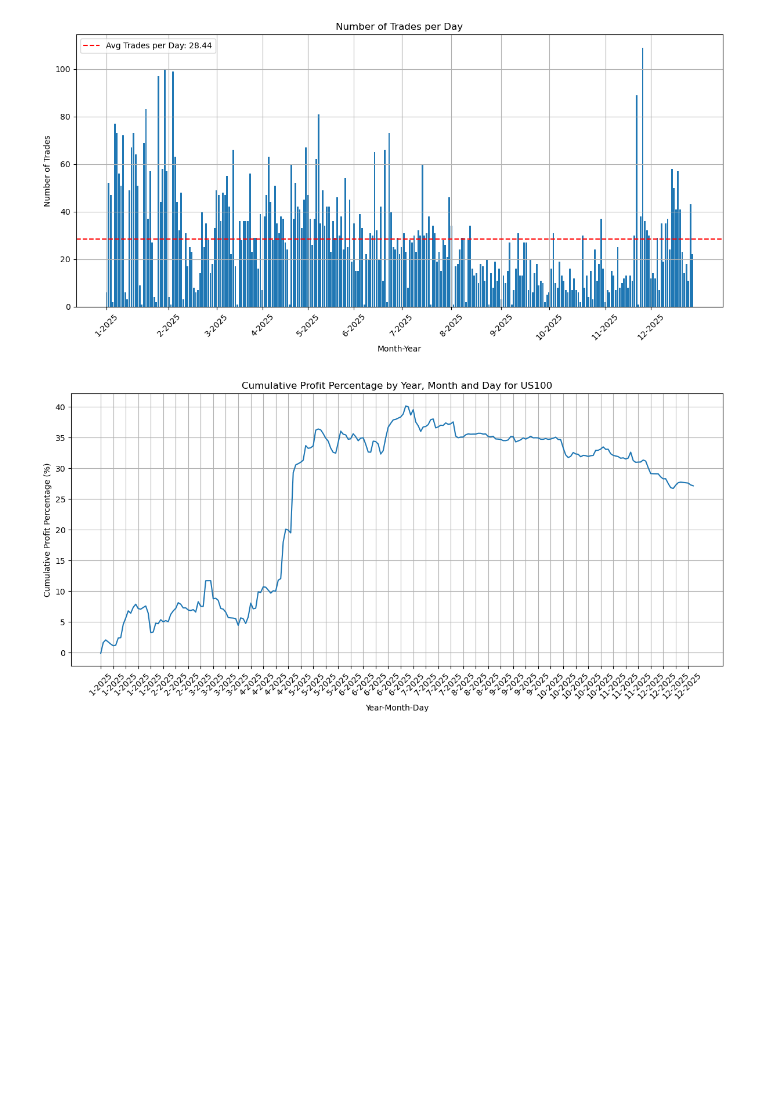
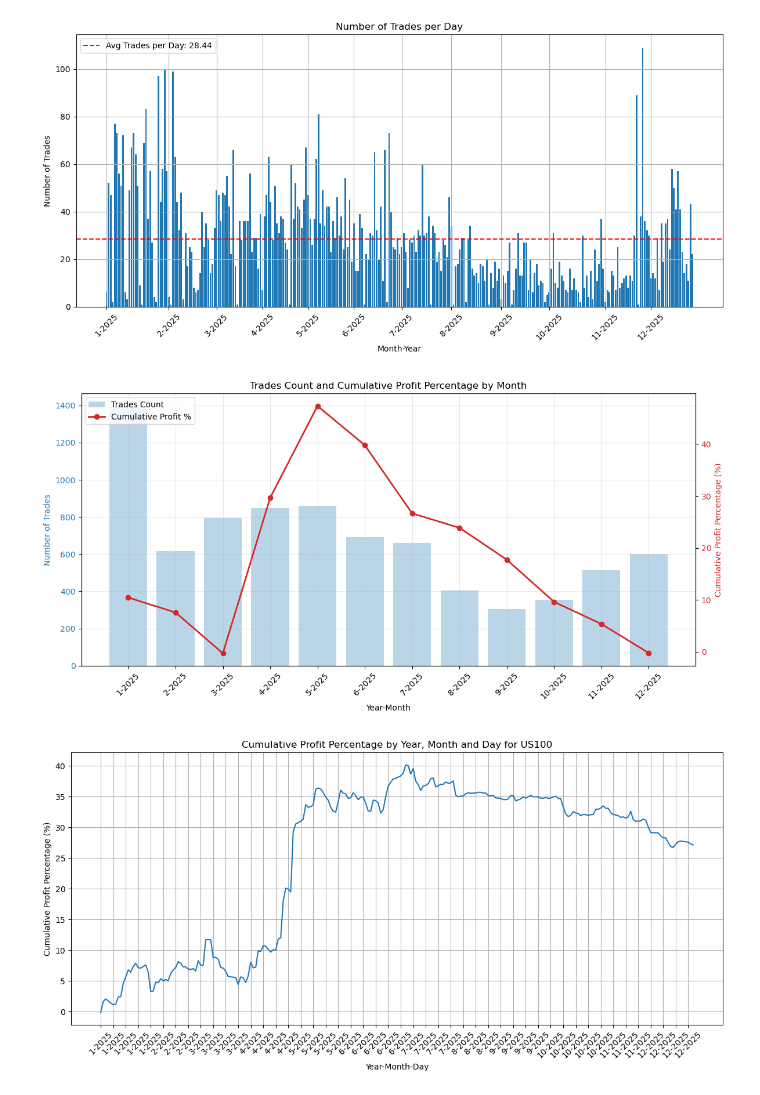
Before and after one commit to scimmione1/prop_trading_results_from_2023, a Jupyter notebook: 01_Prop_Trading_Accounts_complete_analysis_.ipynb, the cells around one changed output. Drawn from its saved outputs; the diff is of its cells as text; code cells hidden in the pictures; blank space fills up the shorter version.

```diff
--- a/01_Prop_Trading_Accounts_complete_analysis_.ipynb
+++ b/01_Prop_Trading_Accounts_complete_analysis_.ipynb
@@ -1100,6 +1100,52 @@ plt.tight_layout()
 plt.show()
 # %% [output]
 [figure]
+# %%
+# Prepare data for cumulative profit percentage
+df_dates_grouped_pct = df_dates.copy()
+df_dates_grouped_pct = df_dates_grouped_pct.groupby(['Year', 'Month']).agg({'Profit_pct_100': 'sum'}).reset_index()
+df_dates_grouped_pct.columns = ['Year', 'Month', 'Profit_pct_100']
+
+# Calculate cumulative Profit_pct_100 by year and month with compounding
+cum_profit_pct = ((1 + df_dates_grouped_pct['Profit_pct_100'] / 100).cumprod() - 1) * 100
+
+# Create x-axis labels
+x_labels = df_dates_grouped_pct['Month'].astype(str) + '-' + df_dates_grouped_pct['Year'].astype(str)
+
+# Prepare data for trades per month
+trades_per_month = df_dates.groupby(['Year', 'Month']).size().reset_index(name='Trades_Count')
+
+# Create figure and primary axis
+fig, ax1 = plt.subplots(figsize=(12, 6))
+
+# Plot bar chart for trades count on primary axis
+color = 'tab:blue'
+ax1.set_xlabel('Year-Month')
+ax1.set_ylabel('Number of Trades', color=color)
+ax1.bar(x_labels, trades_per_month['Trades_Count'], alpha=0.3, color=color, label='Trades Count')
+ax1.tick_params(axis='y', labelcolor=color)
+ax1.tick_params(axis='x', rotation=45)
+
+# Create secondary axis for cumulative profit percentage
+ax2 = ax1.twinx()
+color = 'tab:red'
+ax2.set_ylabel('Cumulative Profit Percentage (%)', color=color)
+ax2.plot(x_labels, cum_profit_pct, marker='o', color=color, linewidth=2, label='Cumulative Profit %')
+ax2.tick_params(axis='y', labelcolor=color)
+
+# Add title and grid
+plt.title('Trades Count and Cumulative Profit Percentage by Month')
+ax1.grid(alpha=0.3)
+
+# Add legends
+lines1, labels1 = ax1.get_legend_handles_labels()
+lines2, labels2 = ax2.get_legend_handles_labels()
+ax1.legend(lines1 + lines2, labels1 + labels2, loc='upper left')
+
+plt.tight_layout()
+plt.show()
+# %% [output]
+[figure, added]
 # %%
 # Create filtered data_tv_tv_tvframes for each symbol/asset
 df_nq_100 = df_100[df_100['Simbolo'] == 'US100'].copy()
```
Also changed, not shown: parts of 13 cells of this notebook.
